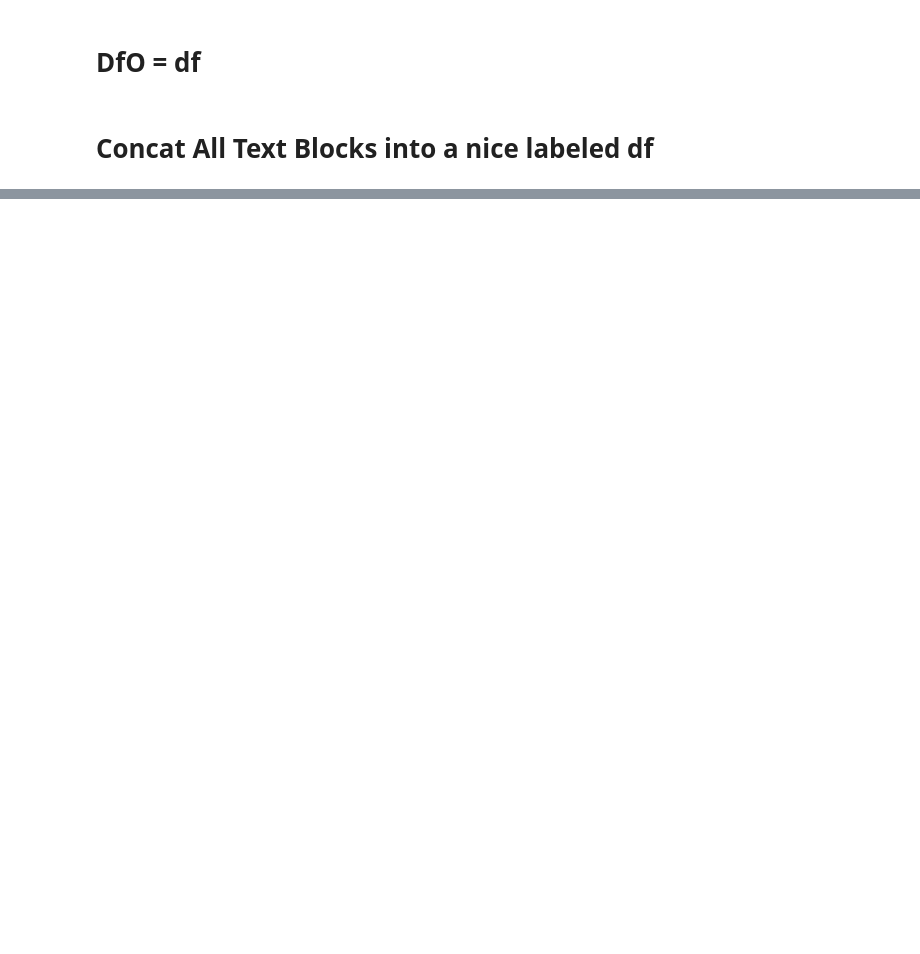
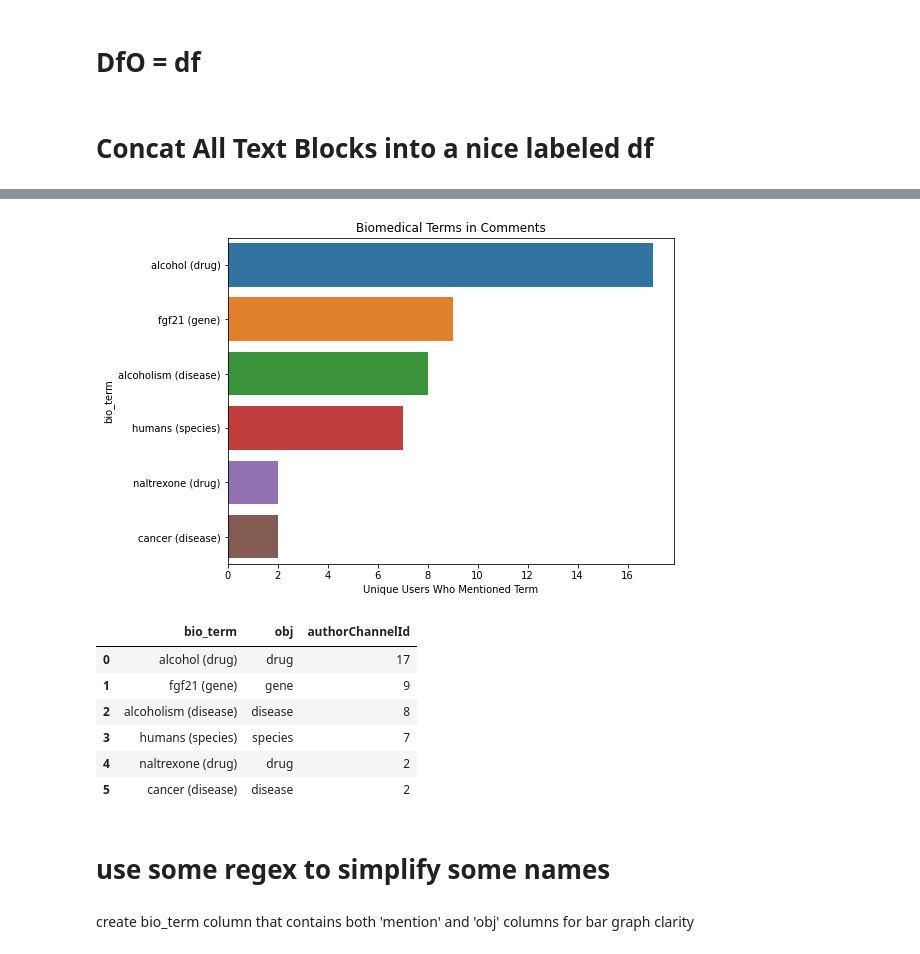
Before and after one commit to daveramseymusic/biobert-bern, a Jupyter notebook: nbs/01_found_my_fitness_bioBert_BERN.ipynb, the cells around one changed output, grey strips where cells are left out. Saved outputs shown, nothing was run; the diff lists cells and outputs as text; code cells hidden in the pictures; blank space fills up the shorter version.

```diff
--- a/nbs/01_found_my_fitness_bioBert_BERN.ipynb
+++ b/nbs/01_found_my_fitness_bioBert_BERN.ipynb
@@ -278,0 +228,7 @@ dfwords
+# %%
+def group_bio_words_author_count(df,word_col, mention_min=2):
+    dfwords = df
+    dfwords = df.groupby([word_col,'obj']).authorChannelId.nunique().reset_index().sort_values('authorChannelId',ascending=False)
+    dfwords = dfwords.loc[dfwords.authorChannelId >=mention_min]
+    dfwords.reset_index(drop=True,inplace=True)
+    return dfwords
@@ -278,0 +268,15 @@ dfwords
+# %%
+dfwords = group_bio_words_author_count(df, 'bio_term',mention_min=2)
+plot_bio_terms(x=dfwords.authorChannelId ,y=dfwords.bio_term, xlabel='Unique Users Who Mentioned Term')
+dfwords
+# %% [output]
+[figure, added]
+|  | bio_term | obj | authorChannelId |
+| 0 | alcohol (drug) | drug | 17 |
+| 1 | fgf21 (gene) | gene | 9 |
+| 2 | alcoholism (disease) | disease | 8 |
+| 3 | humans (species) | species | 7 |
+| 4 | naltrexone (drug) | drug | 2 |
+| 5 | cancer (disease) | disease | 2 |
+# %% [markdown]
+# use some regex to simplify some names
@@ -278,0 +288,2 @@ dfwords
+# %% [markdown]
+create bio_term column that contains both 'mention' and 'obj' columns for bar graph clarity
```
Also changed, not shown: parts of 30 cells of this notebook.
